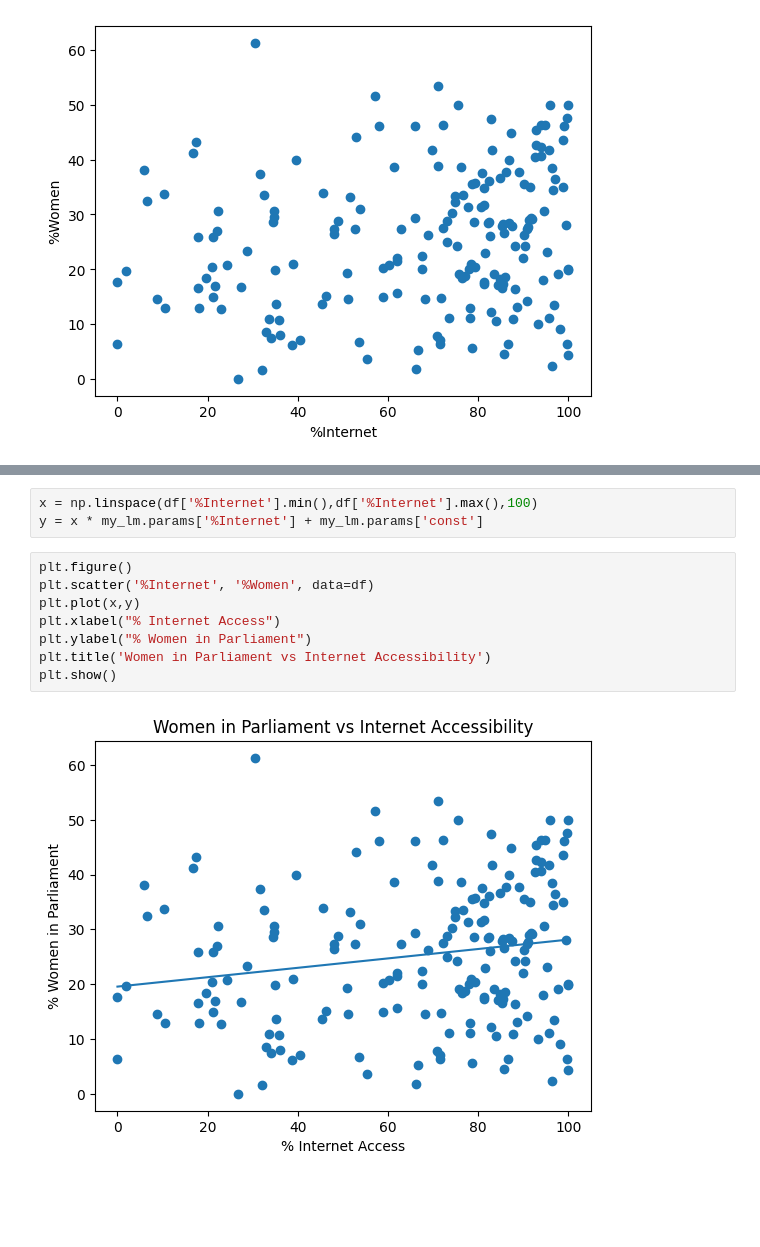
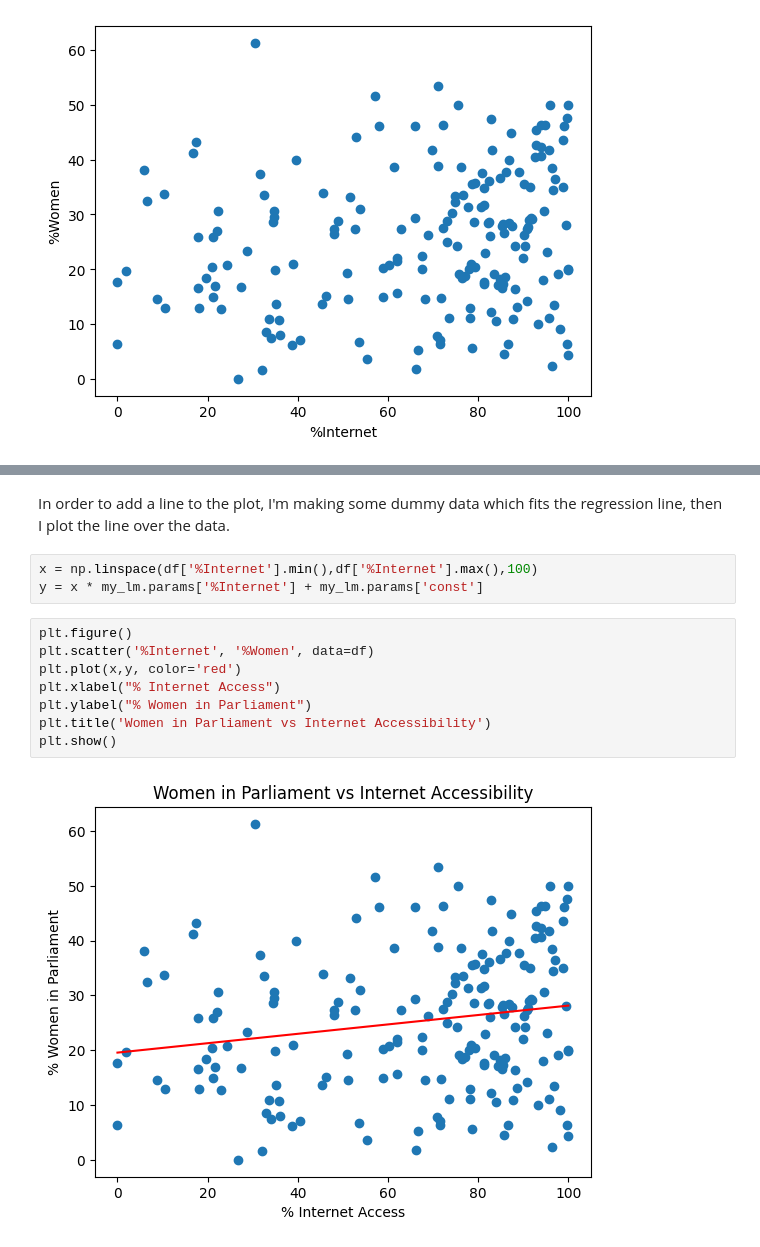
Before and after one commit to am-bean/SummerDoctoralProgram, a Jupyter notebook: RegressionExample.ipynb, the cells around one changed output, grey strips where cells are left out. Cells and saved outputs as stored; diff of their text form; blank space fills up the shorter version.

```diff
--- a/RegressionExample.ipynb
+++ b/RegressionExample.ipynb
@@ -55,16 +228,18 @@ Covariance Type:            nonrobust
 
 Notes:
 [1] Standard Errors assume that the covariance matrix of the errors is correctly specified.
+# %% [markdown]
+In order to add a line to the plot, I'm making some dummy data which fits the regression line, then I plot the line over the data.
 # %%
 x = np.linspace(df['%Internet'].min(),df['%Internet'].max(),100)
 y = x * my_lm.params['%Internet'] + my_lm.params['const']
 # %%
 plt.figure()
 plt.scatter('%Internet', '%Women', data=df)
-plt.plot(x,y)
+plt.plot(x,y, color='red')
 plt.xlabel("% Internet Access")
 plt.ylabel("% Women in Parliament")
 plt.title('Women in Parliament vs Internet Accessibility')
 plt.show()
 # %% [output]
-[figure, old version]
+[figure, new version]
```
Also changed, not shown: parts of 38 cells of this notebook.
